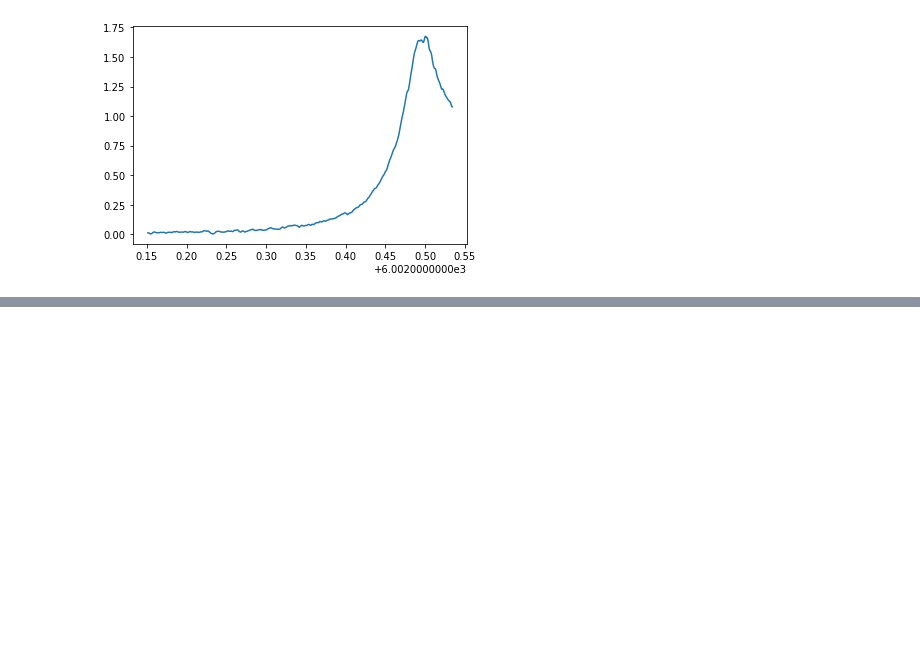
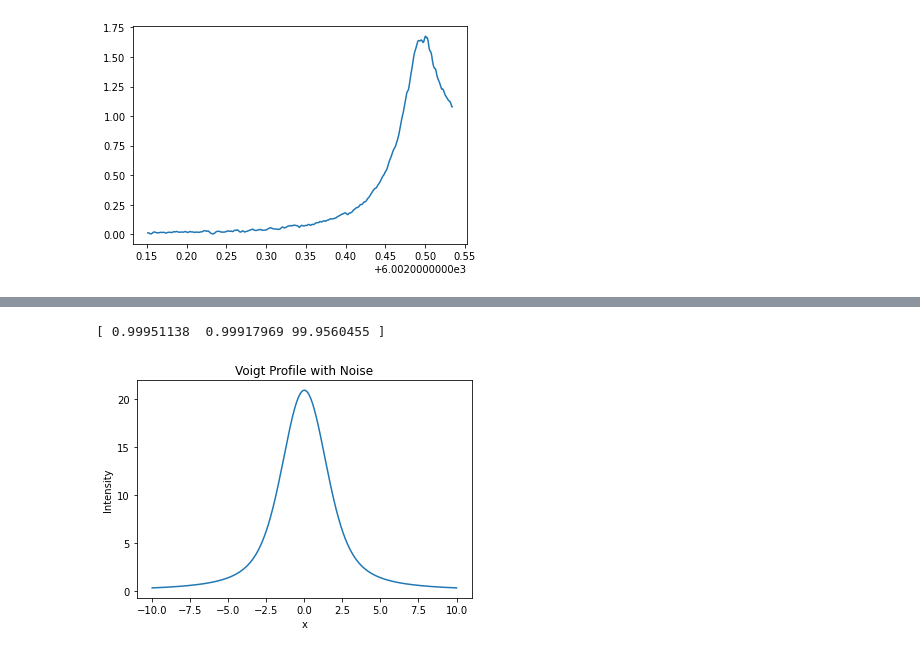
Before and after one commit to ben-sappey/code-astro-group12, a Jupyter notebook: test.ipynb, the cells around one changed output, grey strips where cells are left out. Cells and saved outputs as stored; diff of their text form; code cells hidden in the pictures; blank space fills up the shorter version.

```diff
--- a/test.ipynb
+++ b/test.ipynb
@@ -201,0 +206,8 @@ Parameters([('amplitude', <Parameter 'amplitude', value=166.42051903048502, boun
+# %%
+print(popt)
+# %% [output]
+[ 0.99951138  0.99917969 99.9560455 ]
+# %%
+plot_fit_voigt(x,y)
+# %% [output]
+[figure, added]
```
Also changed, not shown: parts of 8 cells of this notebook, 3 other files.
